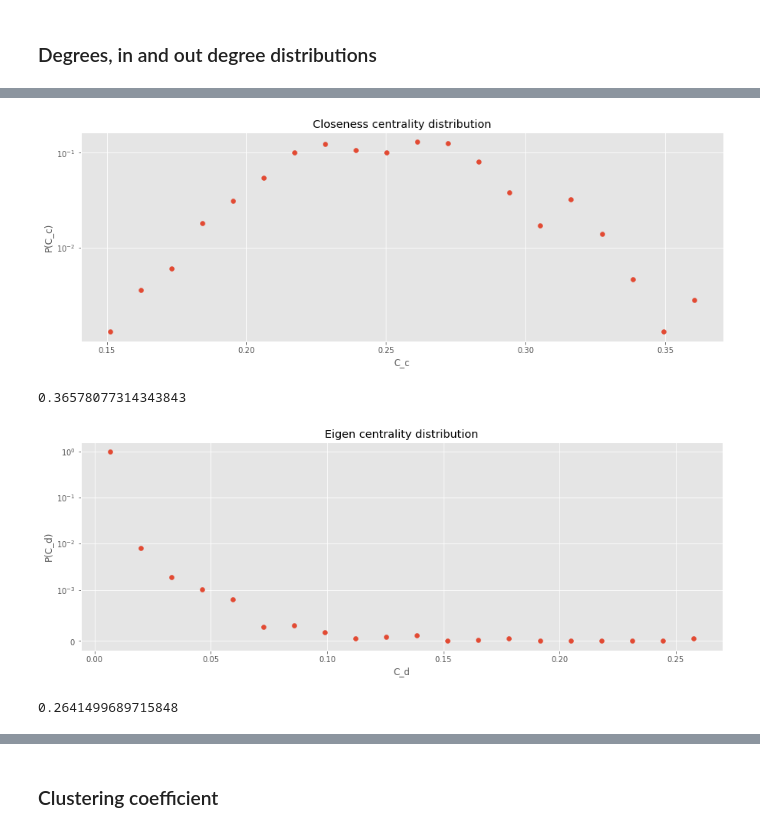
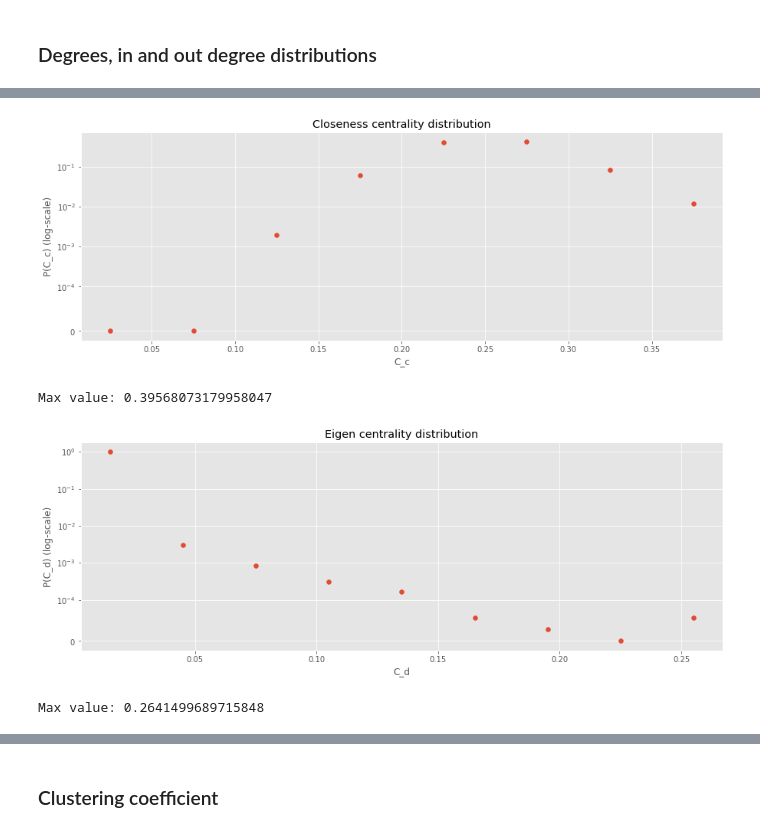
Before and after one commit to Ispanicus/Reddit_network_analysis, a Jupyter notebook: Group K Notebook.ipynb, the cells around one changed output, grey strips where cells are left out. Saved outputs shown, nothing was run; the diff lists cells and outputs as text; code cells hidden in the pictures.

```diff
--- a/Group K Notebook.ipynb
+++ b/Group K Notebook.ipynb
@@ -315,33 +916,33 @@ print(max(betweeness.values()))
 # %%
 weights = np.ones_like(list(closeness.values())) / (len(closeness.values()))
-n,x, _ =plt.hist(list(closeness.values()), bins = 20, weights = weights)
+n,x, _ =plt.hist(list(closeness.values()), bins = np.linspace(0,0.4,9), weights = weights)
 plt.close()
 bin_centers = 0.5*(x[1:]+x[:-1])
-plt.gca().set_yscale("symlog", linthresh=0.01)
+plt.gca().set_yscale("symlog", linthresh=0.0001)
 plt.scatter(bin_centers,n)
 plt.title('Closeness centrality distribution')
 plt.xlabel('C_c')
-plt.ylabel('P(C_c)')
+plt.ylabel('P(C_c) (log-scale)')
 plt.show()
-print(max(closeness.values()))
+print("Max value:",max(closeness.values()))
 # %% [output]
-[figure, old version]
+[figure, new version]
-0.36578077314343843
+Max value: 0.39568073179958047
 # %%
 weights = np.ones_like(list(eigen.values())) / (len(eigen.values()))
-n,x, _ =plt.hist(list(eigen.values()), bins = 20, weights = weights)
+n,x, _ =plt.hist(list(eigen.values()), bins = np.linspace(0,0.27,10), weights = weights)
 plt.close()
 bin_centers = 0.5*(x[1:]+x[:-1])
-plt.gca().set_yscale("symlog", linthresh=0.001)
+plt.gca().set_yscale("symlog", linthresh=0.0001)
 plt.scatter(bin_centers,n)
 plt.title('Eigen centrality distribution')
 plt.xlabel('C_d')
-plt.ylabel('P(C_d)')
+plt.ylabel('P(C_d) (log-scale)')
 plt.show()
-print(max(eigen.values()))
+print("Max value:",max(eigen.values()))
 # %% [output]
-[figure, old version]
+[figure, new version]
-0.2641499689715848
+Max value: 0.2641499689715848
 # %%
 vectors = {}
 vectors['in_degree_centralities'] = []
```
Also changed, not shown: parts of 103 cells of this notebook.
